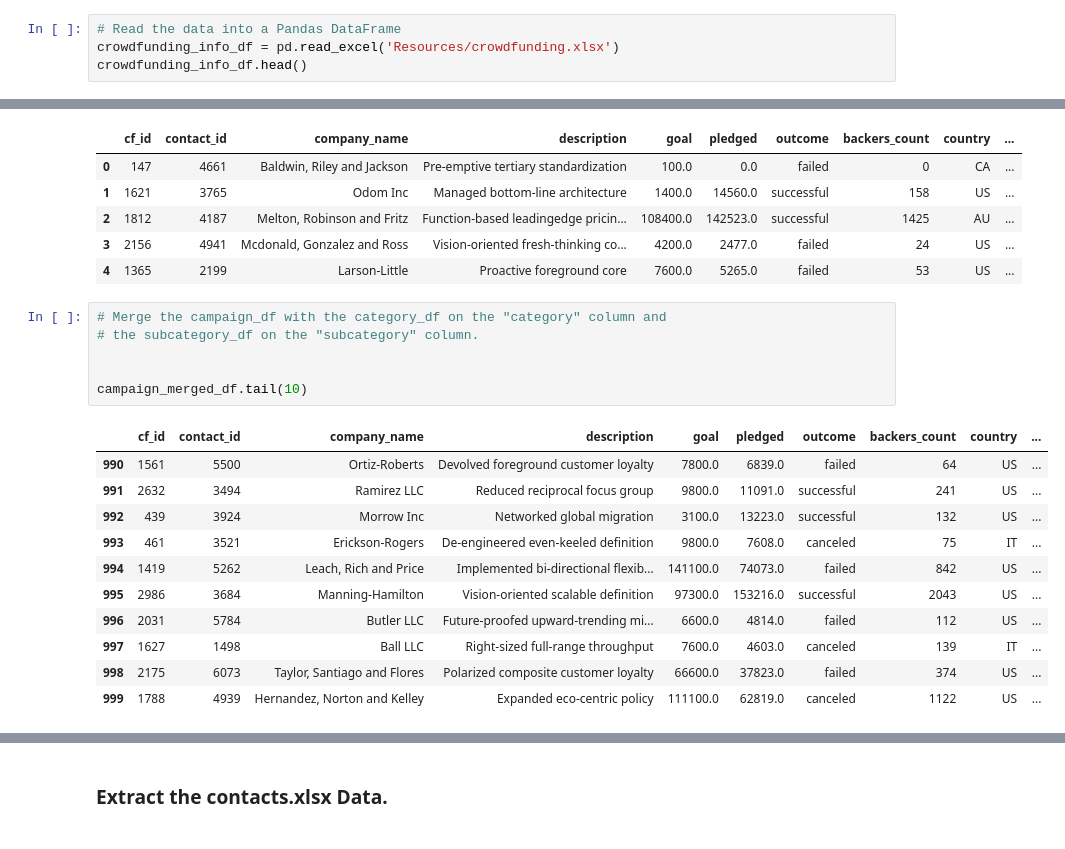
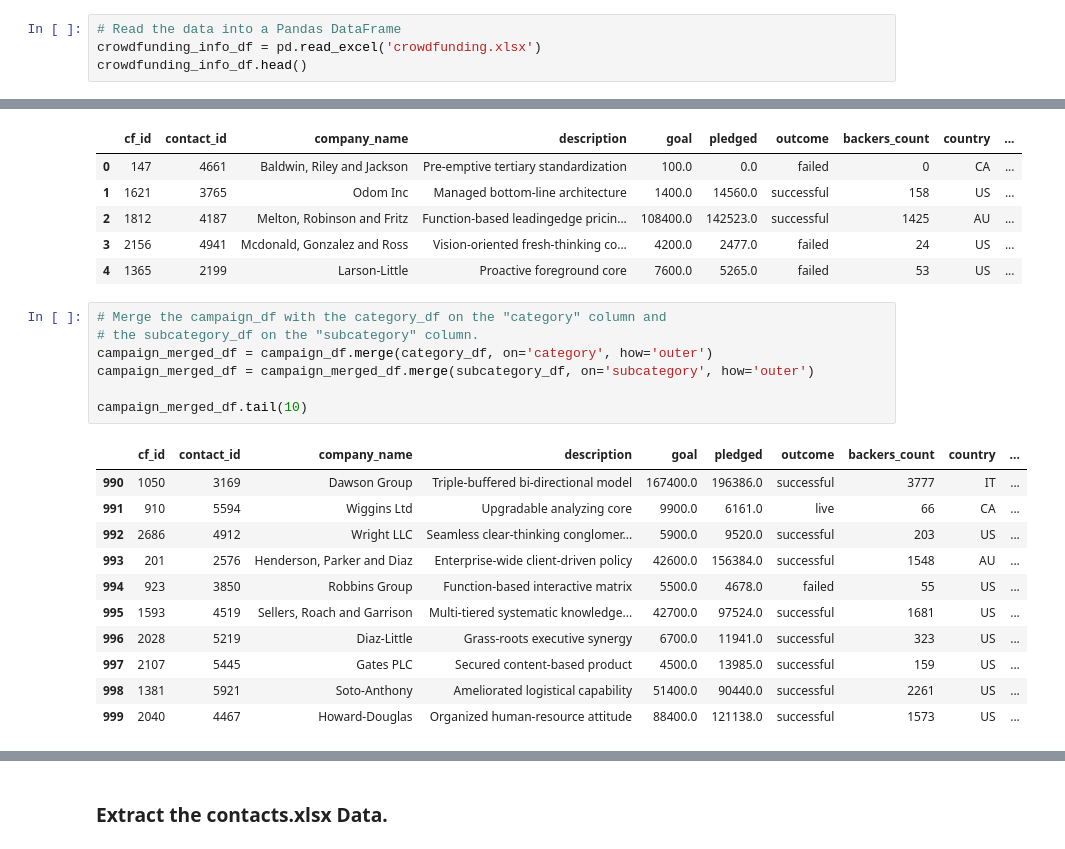
Before and after one commit to crzcssdy/Crowdfunding_ETL, a Jupyter notebook: ETL_Mini_Project_LApovo_CCruz_WJoachim_DPineda_ETabije.ipynb, the cells around one changed output, grey strips where cells are left out. Saved outputs shown, nothing was run; the diff lists cells and outputs as text.

Commit message:
Updates made to the campaign Dataframe.

```diff
--- a/ETL_Mini_Project_LApovo_CCruz_WJoachim_DPineda_ETabije.ipynb
+++ b/ETL_Mini_Project_LApovo_CCruz_WJoachim_DPineda_ETabije.ipynb
@@ -7,7 +7,7 @@ pd.set_option('max_colwidth', 400)
 ### Extract the crowdfunding.xlsx Data
 # %%
 # Read the data into a Pandas DataFrame
-crowdfunding_info_df = pd.read_excel('Resources/crowdfunding.xlsx')
+crowdfunding_info_df = pd.read_excel('crowdfunding.xlsx')
 crowdfunding_info_df.head()
 # %% [output]
 |  | cf_id | contact_id | company_name | blurb | goal | pledged | outcome | backers_count | country | ... |
@@ -284,18 +284,19 @@ campaign_df.head()
 # %%
 # Merge the campaign_df with the category_df on the "category" column and
 # the subcategory_df on the "subcategory" column.
-
+campaign_merged_df = campaign_df.merge(category_df, on='category', how='outer')
+campaign_merged_df = campaign_merged_df.merge(subcategory_df, on='subcategory', how='outer')
 
 campaign_merged_df.tail(10)
 # %% [output]
 |  | cf_id | contact_id | company_name | description | goal | pledged | outcome | backers_count | country | ... |
-| 990 | 1561 | 5500 | Ortiz-Roberts | Devolved foreground customer loyalty | 7800.0 | 6839.0 | failed | 64 | US | ... |
-| 991 | 2632 | 3494 | Ramirez LLC | Reduced reciprocal focus group | 9800.0 | 11091.0 | successful | 241 | US | ... |
-| 992 | 439 | 3924 | Morrow Inc | Networked global migration | 3100.0 | 13223.0 | successful | 132 | US | ... |
-| 993 | 461 | 3521 | Erickson-Rogers | De-engineered even-keeled definition | 9800.0 | 7608.0 | canceled | 75 | IT | ... |
-| 994 | 1419 | 5262 | Leach, Rich and Price | Implemented bi-directional flexib... | 141100.0 | 74073.0 | failed | 842 | US | ... |
-| 995 | 2986 | 3684 | Manning-Hamilton | Vision-oriented scalable definition | 97300.0 | 153216.0 | successful | 2043 | US | ... |
-| 996 | 2031 | 5784 | Butler LLC | Future-proofed upward-trending mi... | 6600.0 | 4814.0 | failed | 112 | US | ... |
-| 997 | 1627 | 1498 | Ball LLC | Right-sized full-range throughput | 7600.0 | 4603.0 | canceled | 139 | IT | ... |
-| 998 | 2175 | 6073 | Taylor, Santiago and Flores | Polarized composite customer loyalty | 66600.0 | 37823.0 | failed | 374 | US | ... |
-| 999 | 1788 | 4939 | Hernandez, Norton and Kelley | Expanded eco-centric policy | 111100.0 | 62819.0 | canceled | 1122 | US | ... |
+| 990 | 1050 | 3169 | Dawson Group | Triple-buffered bi-directional model | 167400.0 | 196386.0 | successful | 3777 | IT | ... |
+| 991 | 910 | 5594 | Wiggins Ltd | Upgradable analyzing core | 9900.0 | 6161.0 | live | 66 | CA | ... |
+| 992 | 2686 | 4912 | Wright LLC | Seamless clear-thinking conglomer... | 5900.0 | 9520.0 | successful | 203 | US | ... |
+| 993 | 201 | 2576 | Henderson, Parker and Diaz | Enterprise-wide client-driven policy | 42600.0 | 156384.0 | successful | 1548 | AU | ... |
+| 994 | 923 | 3850 | Robbins Group | Function-based interactive matrix | 5500.0 | 4678.0 | failed | 55 | US | ... |
+| 995 | 1593 | 4519 | Sellers, Roach and Garrison | Multi-tiered systematic knowledge... | 42700.0 | 97524.0 | successful | 1681 | US | ... |
+| 996 | 2028 | 5219 | Diaz-Little | Grass-roots executive synergy | 6700.0 | 11941.0 | successful | 323 | US | ... |
+| 997 | 2107 | 5445 | Gates PLC | Secured content-based product | 4500.0 | 13985.0 | successful | 159 | US | ... |
+| 998 | 1381 | 5921 | Soto-Anthony | Ameliorated logistical capability | 51400.0 | 90440.0 | successful | 2261 | US | ... |
+| 999 | 2040 | 4467 | Howard-Douglas | Organized human-resource attitude | 88400.0 | 121138.0 | successful | 1573 | US | ... |
```
Also changed, not shown: parts of 21 cells of this notebook, 1 other file.
